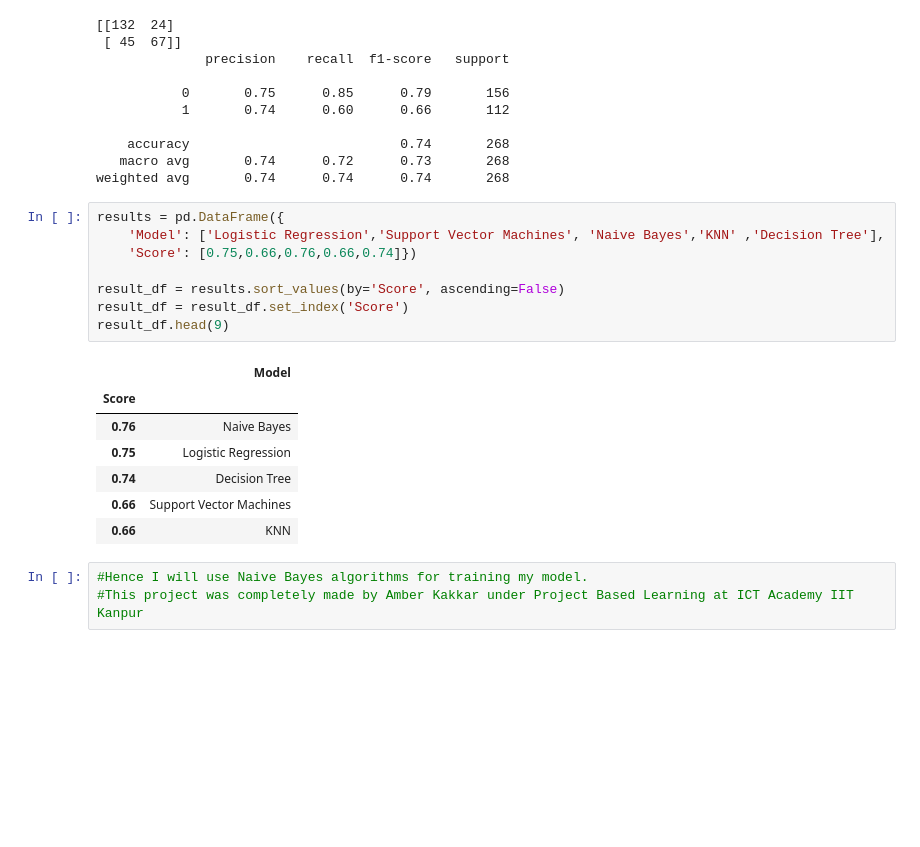
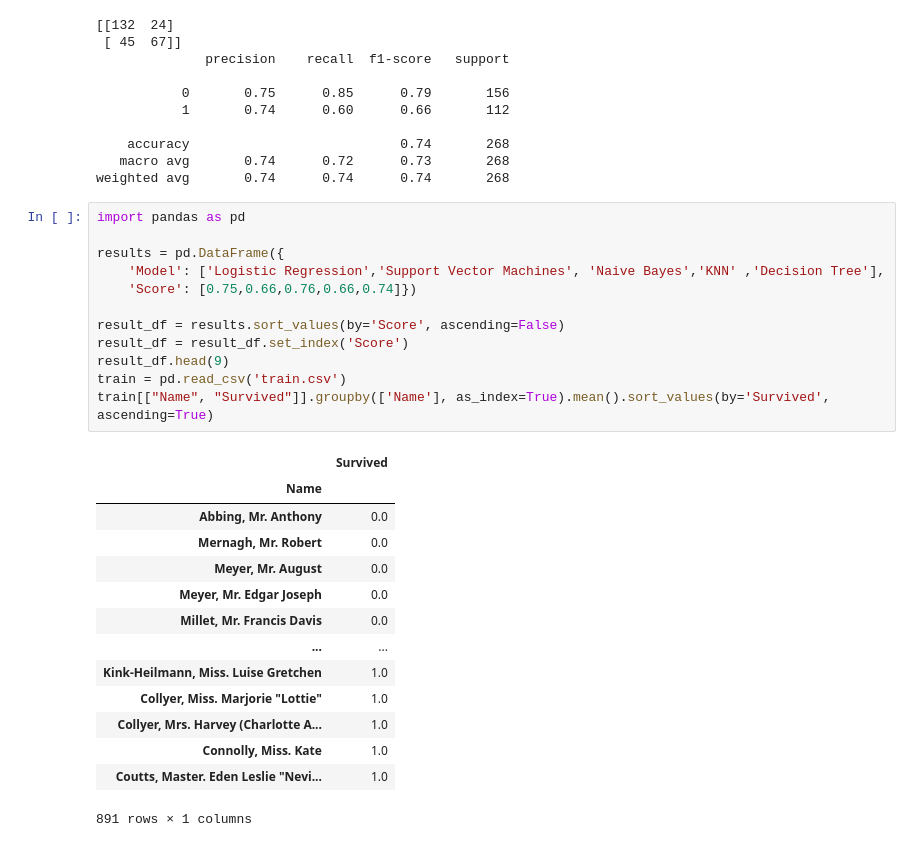
Before and after one commit to naveenprashanthks/-_-, a Jupyter notebook: Titanic Predication.ipynb, the cells around one changed output. Drawn from its saved outputs; the diff is of its cells as text; blank space fills up the shorter version.

```diff
--- a/Titanic Predication.ipynb
+++ b/Titanic Predication.ipynb
@@ -422,21 +438,29 @@ print(classification_report(Y_test,y_pred4))
    macro avg       0.74      0.72      0.73       268
 weighted avg       0.74      0.74      0.74       268
 # %%
+import pandas as pd
+
 results = pd.DataFrame({
     'Model': ['Logistic Regression','Support Vector Machines', 'Naive Bayes','KNN' ,'Decision Tree'],
     'Score': [0.75,0.66,0.76,0.66,0.74]})
 
 result_df = results.sort_values(by='Score', ascending=False)
 result_df = result_df.set_index('Score')
 result_df.head(9)
+train = pd.read_csv('train.csv')
+train[["Name", "Survived"]].groupby(['Name'], as_index=True).mean().sort_values(by='Survived', ascending=True)
 # %% [output]
-|  | Model |
-| Score |  |
-| 0.76 | Naive Bayes |
-| 0.75 | Logistic Regression |
-| 0.74 | Decision Tree |
-| 0.66 | Support Vector Machines |
-| 0.66 | KNN |
+|  | Survived |
+| Name |  |
+| Abbing, Mr. Anthony | 0.0 |
+| Mernagh, Mr. Robert | 0.0 |
+| Meyer, Mr. August | 0.0 |
+| Meyer, Mr. Edgar Joseph | 0.0 |
+| Millet, Mr. Francis Davis | 0.0 |
+| ... | ... |
+| Kink-Heilmann, Miss. Luise Gretchen | 1.0 |
+| Collyer, Miss. Marjorie "Lottie" | 1.0 |
+| Collyer, Mrs. Harvey (Charlotte A... | 1.0 |
+| Connolly, Miss. Kate | 1.0 |
+| Coutts, Master. Eden Leslie "Nevi... | 1.0 |
+891 rows × 1 columns
-# %%
-#Hence I will use Naive Bayes algorithms for training my model.
-#This project was completely made by Amber Kakkar under Project Based Learning at ICT Academy IIT Kanpur
```
Also changed, not shown: parts of 20 cells of this notebook.
